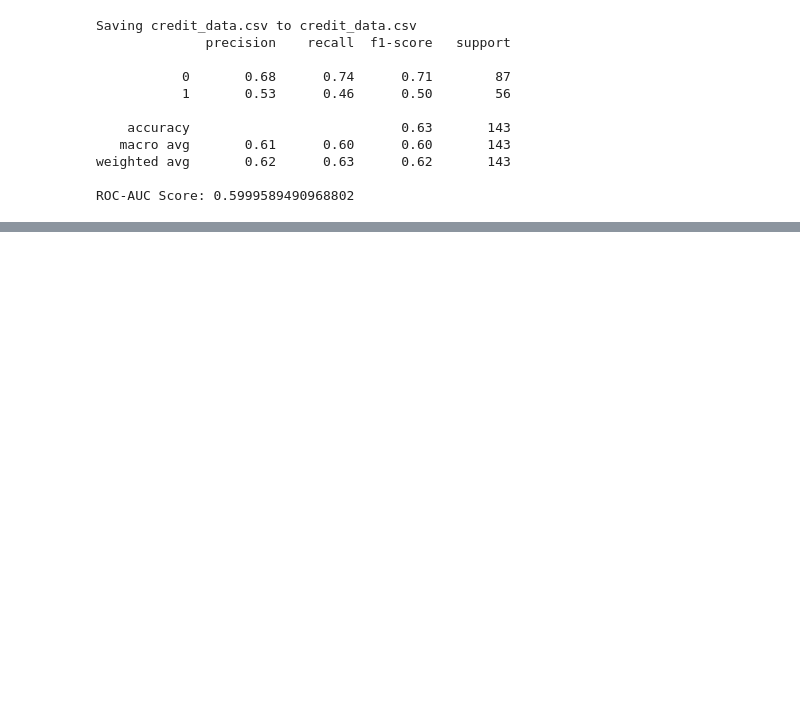
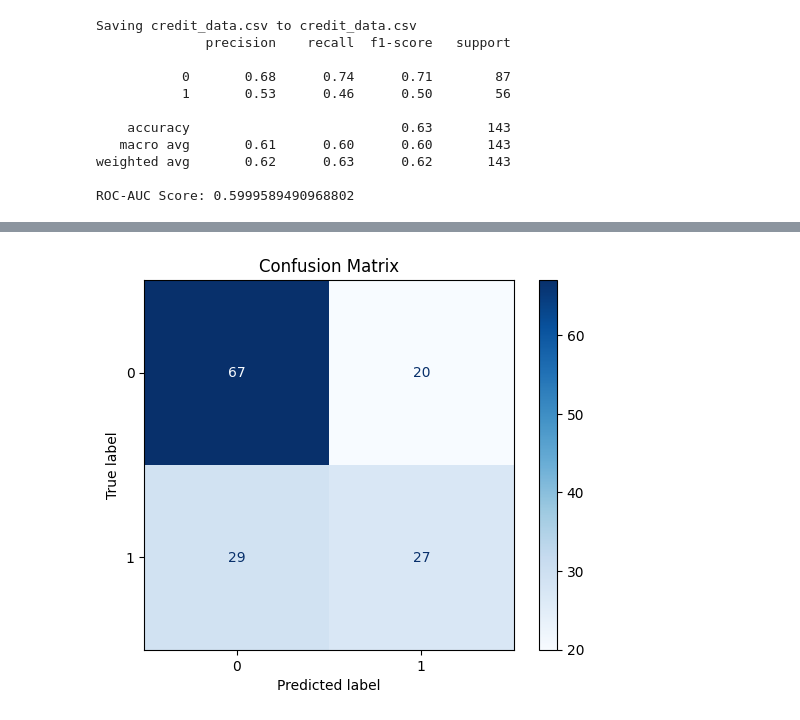
Before and after one commit to AREEBA-art552/EMAIL-SPAM-DETECTION-PROJECT, a Jupyter notebook: codeAlpha_CreditScoringModel.ipynb, the cells around one changed output, grey strips where cells are left out. Cells and saved outputs as stored; diff of their text form; code cells hidden in the pictures; blank space fills up the shorter version.

```diff
--- a/codeAlpha_CreditScoringModel.ipynb
+++ b/codeAlpha_CreditScoringModel.ipynb
@@ -46,3 +46,19 @@ Saving credit_data.csv to credit_data.csv
 weighted avg       0.62      0.63      0.62       143
 
 ROC-AUC Score: 0.5999589490968802
+# %%
+# Step 3: Load the CSV File
+df = pd.read_csv('credit_data.csv')  # Make sure file name matches
+df = df[['Pclass', 'Age', 'Fare', 'Survived']]  # Basic usable columns
+df = df.dropna()
+
+# Step 4: Split into Features and Target
+X = df[['Pclass', 'Age', 'Fare']]
+y = df['Survived']
+# %%
+# Step 5: Train-Test Split
+X_train, X_test, y_train, y_test = train_test_split(X, y, test_size=0.2, random_state=42)
+
+# Step 6: Train Random Forest Model
+model = RandomForestClassifier()
+model.fit(X_train, y_train)
@@ -48,0 +67,7 @@ ROC-AUC Score: 0.5999589490968802
+# %%
+# Step 7: Predict and Show Evaluation
+y_pred = model.predict(X_test)
+print(classification_report(y_test, y_pred))
+print("ROC-AUC Score:", roc_auc_score(y_test, y_pred))
+from sklearn.metrics import confusion_matrix, ConfusionMatrixDisplay
+from sklearn.metrics import confusion_matrix, ConfusionMatrixDisplay
@@ -48,0 +85,8 @@ ROC-AUC Score: 0.5999589490968802
+# %%
+cm = confusion_matrix(y_test, y_pred)
+disp = ConfusionMatrixDisplay(confusion_matrix=cm)
+disp.plot(cmap='Blues')
+plt.title("Confusion Matrix")
+plt.show()
+# %% [output]
+[figure, added]
```
Also changed, not shown: parts of 2 cells of this notebook.
